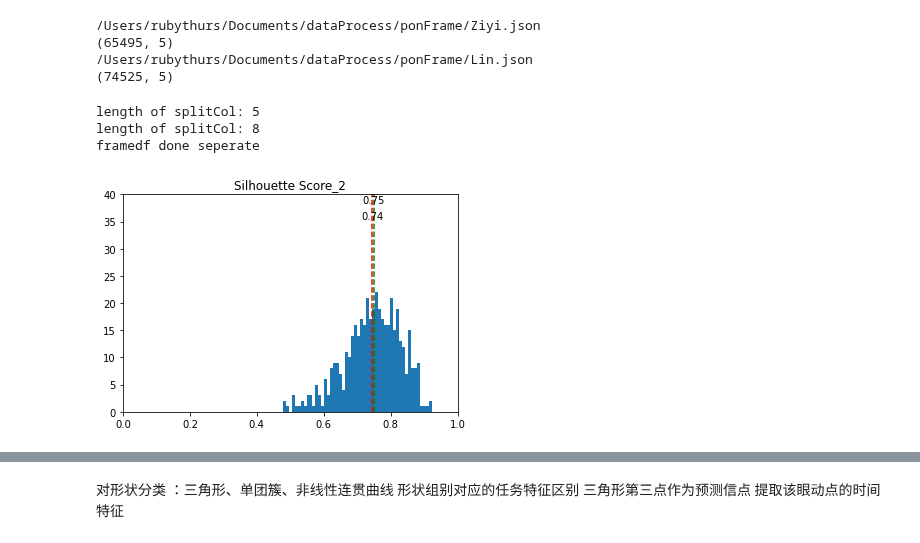
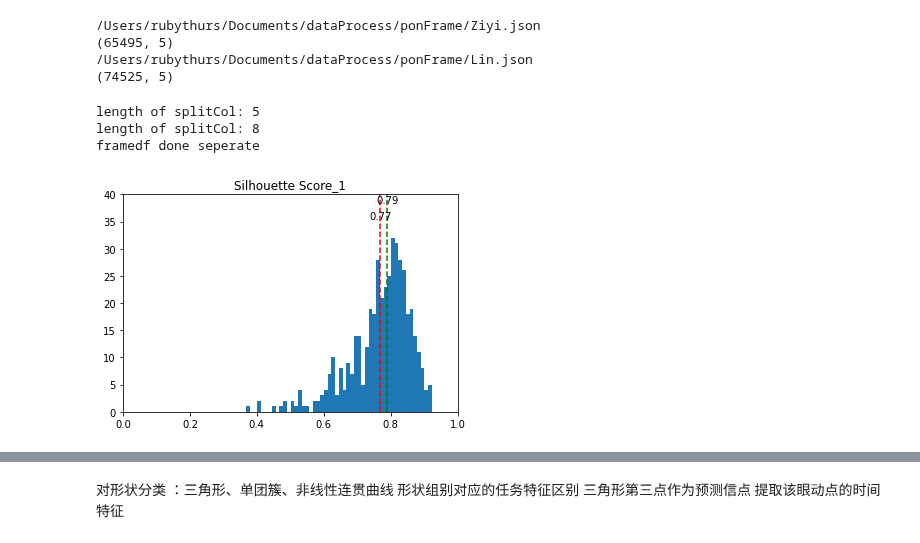
Before and after one commit to ZHTis/count, a Jupyter notebook: datacolin/ponEye.ipynb, the cells around one changed output, grey strips where cells are left out. Saved outputs shown, nothing was run; the diff lists cells and outputs as text; code cells hidden in the pictures.

```diff
--- a/datacolin/ponEye.ipynb
+++ b/datacolin/ponEye.ipynb
@@ -182,7 +182,7 @@ individual=1
 frameSegement,eyeSegement,framelabel = frameSegEye(individual)
 # %%
 # MAC 适用
-individual=2
+individual=1
 framedf = splitXY(individual,1,'ponPos')
 framedf2 = splitXY(individual,1,'targetpos')
 print('framedf done seperate')
@@ -237,31 +237,31 @@ for i in range(0,len(eyeSegement)):
     ex.append(x)
     ey.append(y)
 
 from sklearn.cluster import KMeans
 from sklearn.metrics import silhouette_score
 import os
 os.environ["OMP_NUM_THREADS"] = '1'
 
 s=[]
 for i in range(0,len(eyeSegement)):
     e = list(zip(ex[i],ey[i]))
     kmeans = KMeans(n_clusters=3).fit(e)
     s .append( silhouette_score(e,kmeans.labels_))
 
 
 
 plt.axvline(x=np.median(s),color='green',linestyle='--')
 plt.axvline(x=np.mean(s),color='r',linestyle='--')
 plt.text(np.median(s), 38, f'{np.median(s):.2f}', ha='center', va='bottom')
 plt.text(np.mean(s), 35, f'{np.mean(s):.2f}', ha='center', va='bottom')
 plt.title(f'Silhouette Score_{individual}')
 plt.xlim(0,1)
 plt.ylim(0,40)
 plt.hist(s,bins=50)
 leyepd = pd.DataFrame(eyeSegement)
 leyepd.to_csv(f'leyeSeg_{individual}.csv')
 # %% [output]
 length of splitCol: 5
 length of splitCol: 8
 framedf done seperate
-[figure, old version]
+[figure, new version]
```
Also changed, not shown: parts of 4 cells of this notebook, 3 other files.
